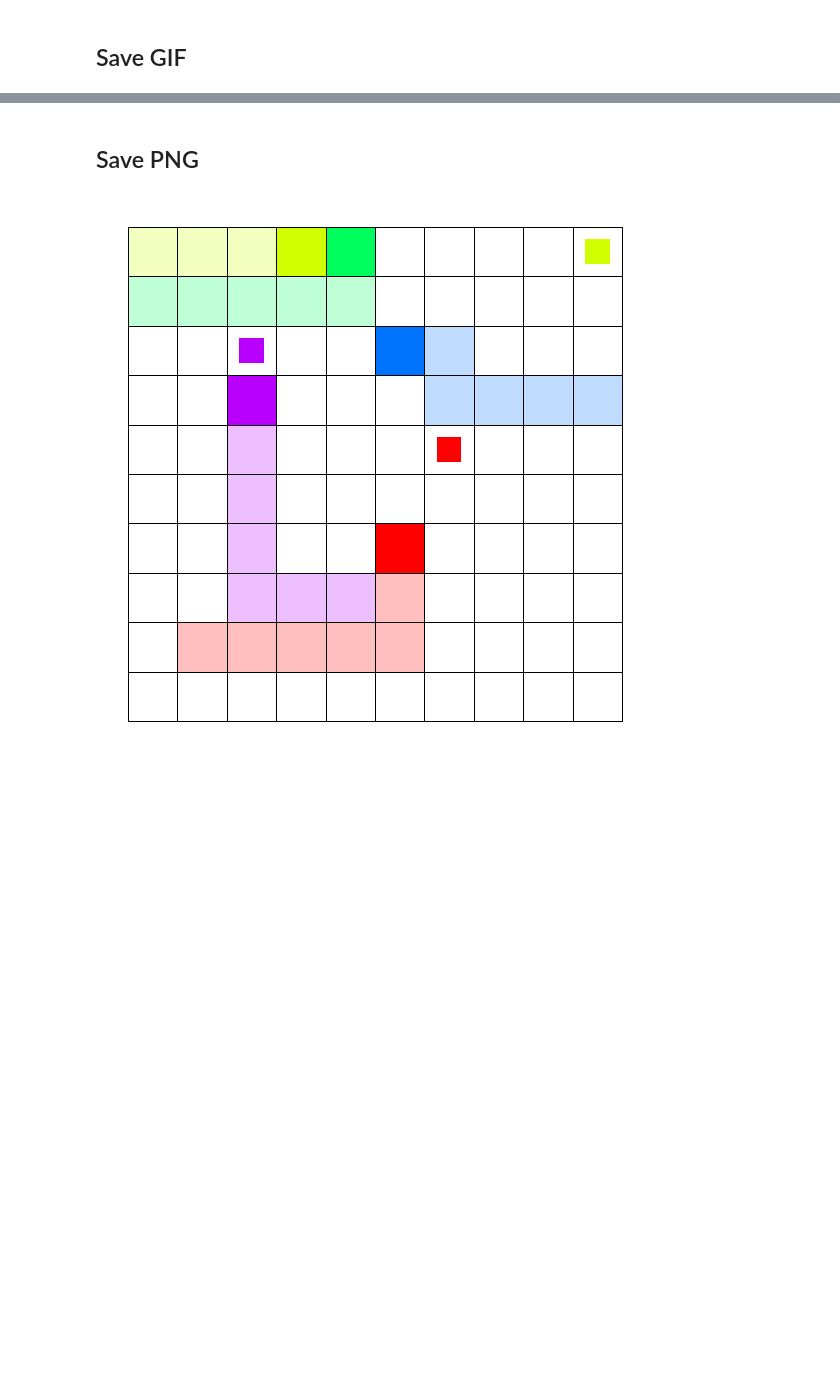
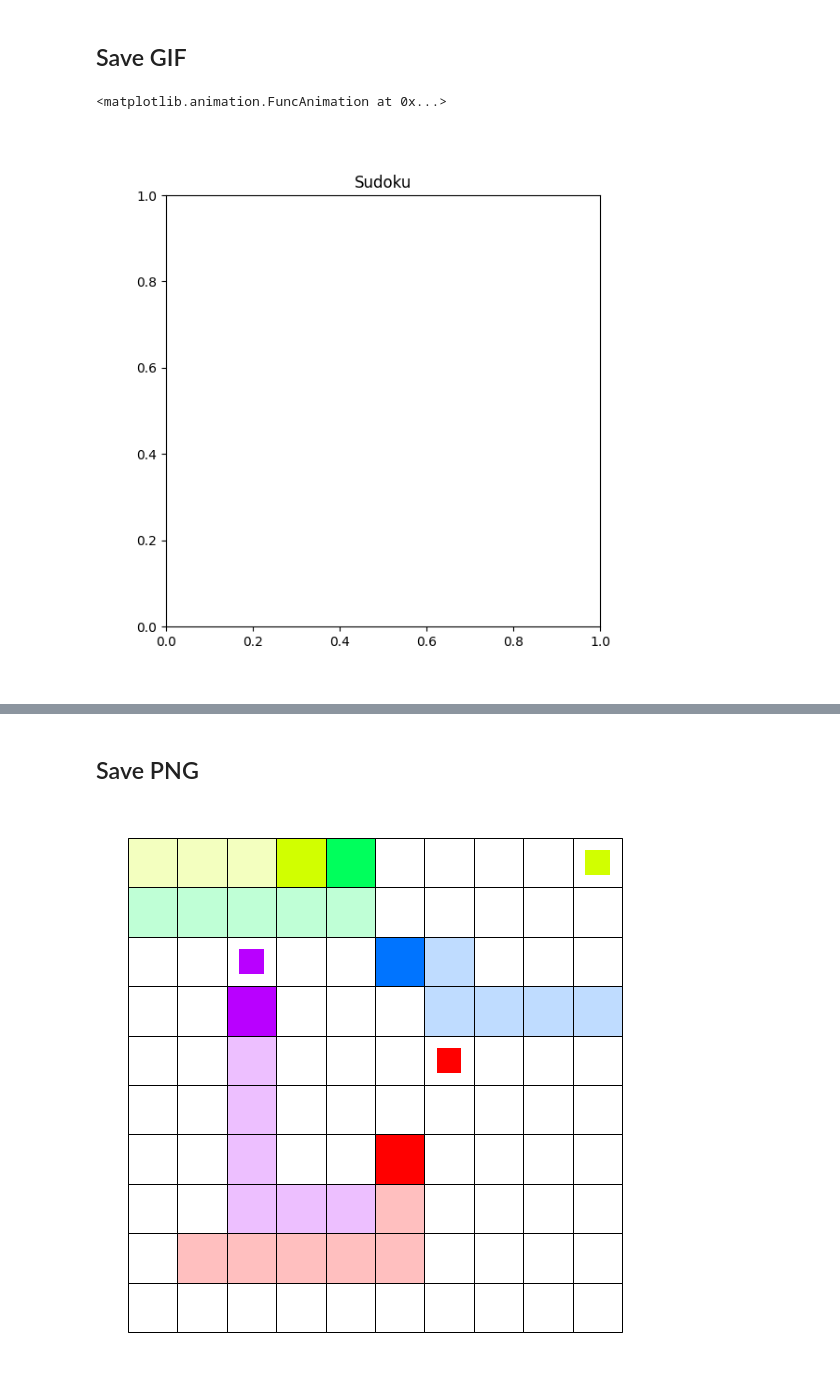
Before and after one commit to instadeepai/jumanji, a Jupyter notebook: examples/load_checkpoints.ipynb, the cells around one changed output, grey strips where cells are left out. Cells and saved outputs as stored; diff of their text form; code cells hidden in the pictures; blank space fills up the shorter version.

```diff
--- a/examples/load_checkpoints.ipynb
+++ b/examples/load_checkpoints.ipynb
@@ -12,6 +17,6 @@ from jumanji.training.utils import first_from_device
 ## Load configs
 # %%
 with initialize(version_base=None, config_path="../jumanji/training/configs"):
-    cfg = compose(config_name="config.yaml", overrides=["env=connector", "agent=a2c"])
+    cfg = compose(config_name="config.yaml", overrides=["env=sudoku", "agent=a2c"])
 cfg
 # %% [output]
@@ -32,7 +37,7 @@ policy = jax.jit(agent.make_policy(params.actor, stochastic = False))
 NUM_EPISODES = 10
 
 states = []
-key = jax.random.PRNGKey(cfg.seed)
+key = jax.random.PRNGKey(13)
 for episode in range(NUM_EPISODES):
     key, reset_key = jax.random.split(key)
     state, timestep = jax.jit(env.reset)(reset_key)
@@ -42,6 +47,8 @@ for episode in range(NUM_EPISODES):
         action, _ = policy(observation, action_key)
         state, timestep = jax.jit(env.step)(state, action.squeeze(axis=0))
         states.append(state)
+    print(timestep.reward)
+
     # Freeze the terminal frame to pause the GIF.
     for _ in range(10):
         states.append(state)
@@ -48,3 +66,8 @@ for episode in range(NUM_EPISODES):
 # %% [markdown]
 ## Save GIF
+# %%
+env.animate(states, interval=150)
+# %% [output]
+<matplotlib.animation.FuncAnimation at 0x...>
+[figure, added]
 # %%
```
Also changed, not shown: parts of 5 cells of this notebook, 5 other files.
